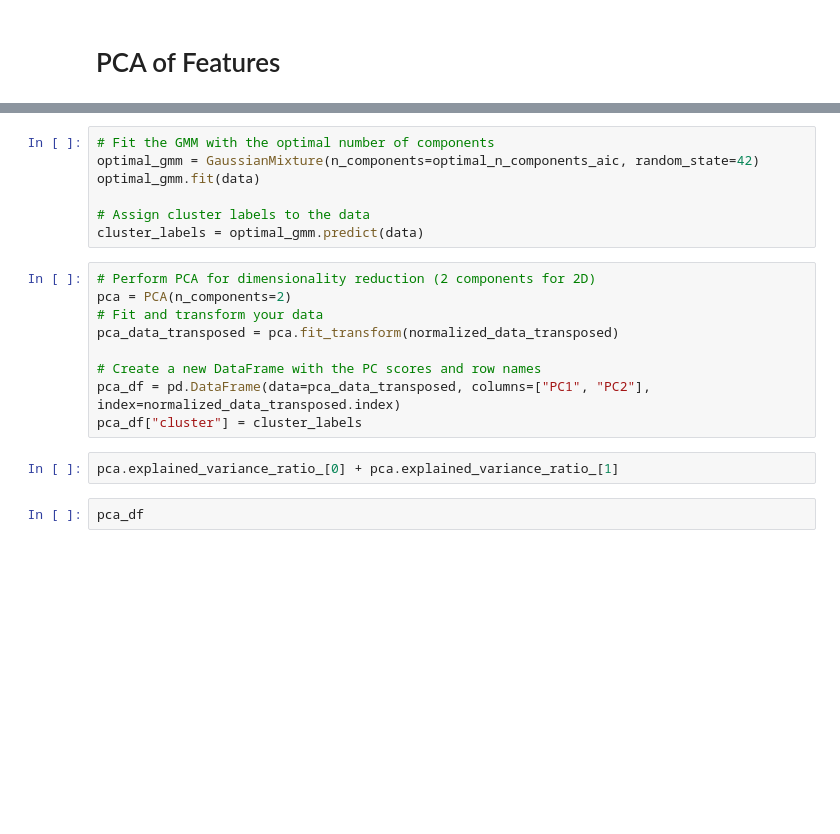
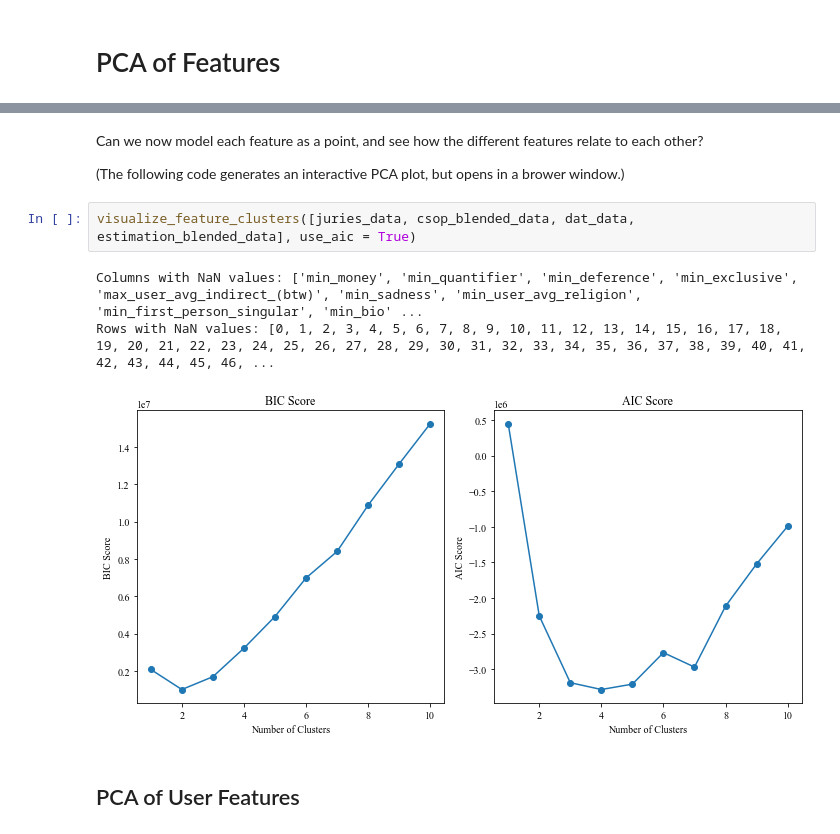
Before and after one commit to Watts-Lab/team-process-map, a Jupyter notebook: feature_engine/model/plot_model_pca.ipynb, the cells around one changed output, grey strips where cells are left out. Drawn from its saved outputs; the diff is of its cells as text; blank space fills up the shorter version.

```diff
--- a/feature_engine/model/plot_model_pca.ipynb
+++ b/feature_engine/model/plot_model_pca.ipynb
@@ -200,20 +178,12 @@ print(f"Optimal number of clusters based on AIC: {optimal_n_components_aic}")
-# %%
-# Fit the GMM with the optimal number of components
-optimal_gmm = GaussianMixture(n_components=optimal_n_components_aic, random_state=42)
-optimal_gmm.fit(data)
-
-# Assign cluster labels to the data
-cluster_labels = optimal_gmm.predict(data)
-# %%
-# Perform PCA for dimensionality reduction (2 components for 2D)
-pca = PCA(n_components=2)
-# Fit and transform your data
-pca_data_transposed = pca.fit_transform(normalized_data_transposed)
-
-# Create a new DataFrame with the PC scores and row names
-pca_df = pd.DataFrame(data=pca_data_transposed, columns=["PC1", "PC2"], index=normalized_data_transposed.index)
-pca_df["cluster"] = cluster_labels
-# %%
-pca.explained_variance_ratio_[0] + pca.explained_variance_ratio_[1]
-# %%
-pca_df
+# %% [markdown]
+Can we now model each feature as a point, and see how the different features relate to each other?
+
+(The following code generates an interactive PCA plot, but opens in a brower window.)
+# %%
+visualize_feature_clusters([juries_data, csop_blended_data, dat_data, estimation_blended_data], use_aic = True)
+# %% [output]
+Columns with NaN values: ['min_money', 'min_quantifier', 'min_deference', 'min_exclusive', 'max_user_avg_indirect_(btw)', 'min_sadness', 'min_user_avg_religion', 'min_first_person_singular', 'min_bio' ...
+Rows with NaN values: [0, 1, 2, 3, 4, 5, 6, 7, 8, 9, 10, 11, 12, 13, 14, 15, 16, 17, 18, 19, 20, 21, 22, 23, 24, 25, 26, 27, 28, 29, 30, 31, 32, 33, 34, 35, 36, 37, 38, 39, 40, 41, 42, 43, 44, 45, 46, ...
+[figure, added]
+# %% [markdown]
+## PCA of User Features
```
Also changed, not shown: parts of 14 cells of this notebook, 6 other files.
